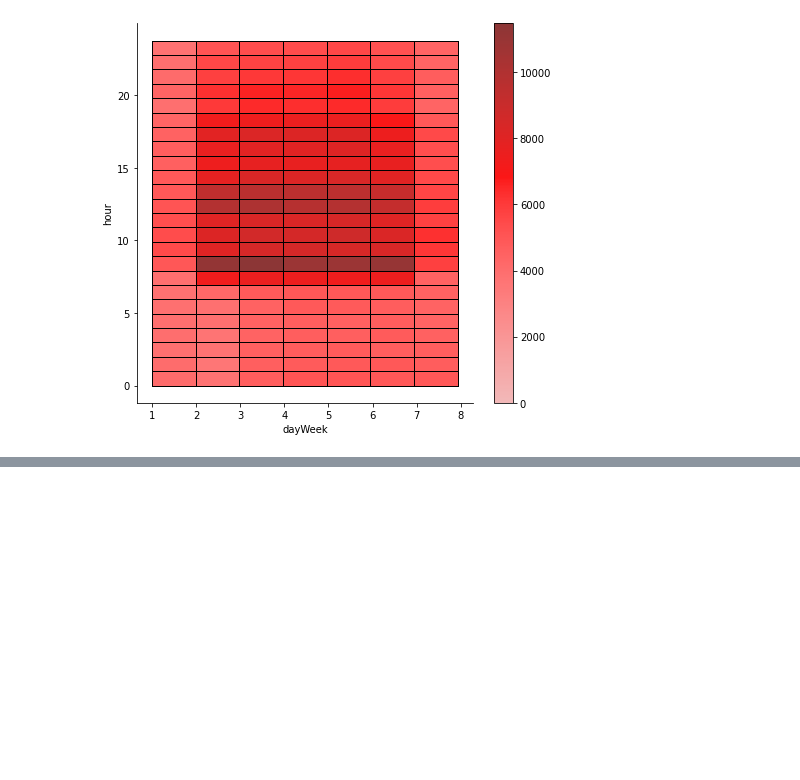
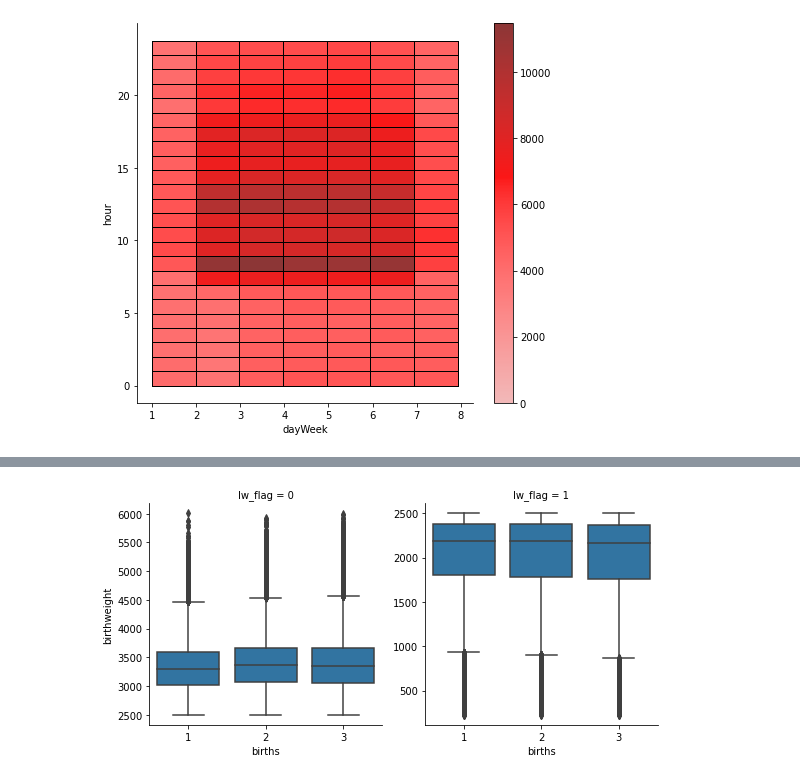
Before and after one commit to marcjmccoy/DATA624_HW4, a Jupyter notebook: hw4_week5 .ipynb, the cells around one changed output, grey strips where cells are left out. Saved outputs shown, nothing was run; the diff lists cells and outputs as text; code cells hidden in the pictures; blank space fills up the shorter version.

```diff
--- a/hw4_week5 .ipynb
+++ b/hw4_week5 .ipynb
@@ -180,2 +197,8 @@ weightData
 # %%
-#to do#
+#plotting
+g = sns.FacetGrid(weightData, col='lw_flag', height=4, sharey=False)
+
+g.map( sns.boxplot,  "births",  "birthweight"   )
+plt.tight_layout()
+# %% [output]
+[figure, added]
```
Also changed, not shown: parts of 2 cells of this notebook.
